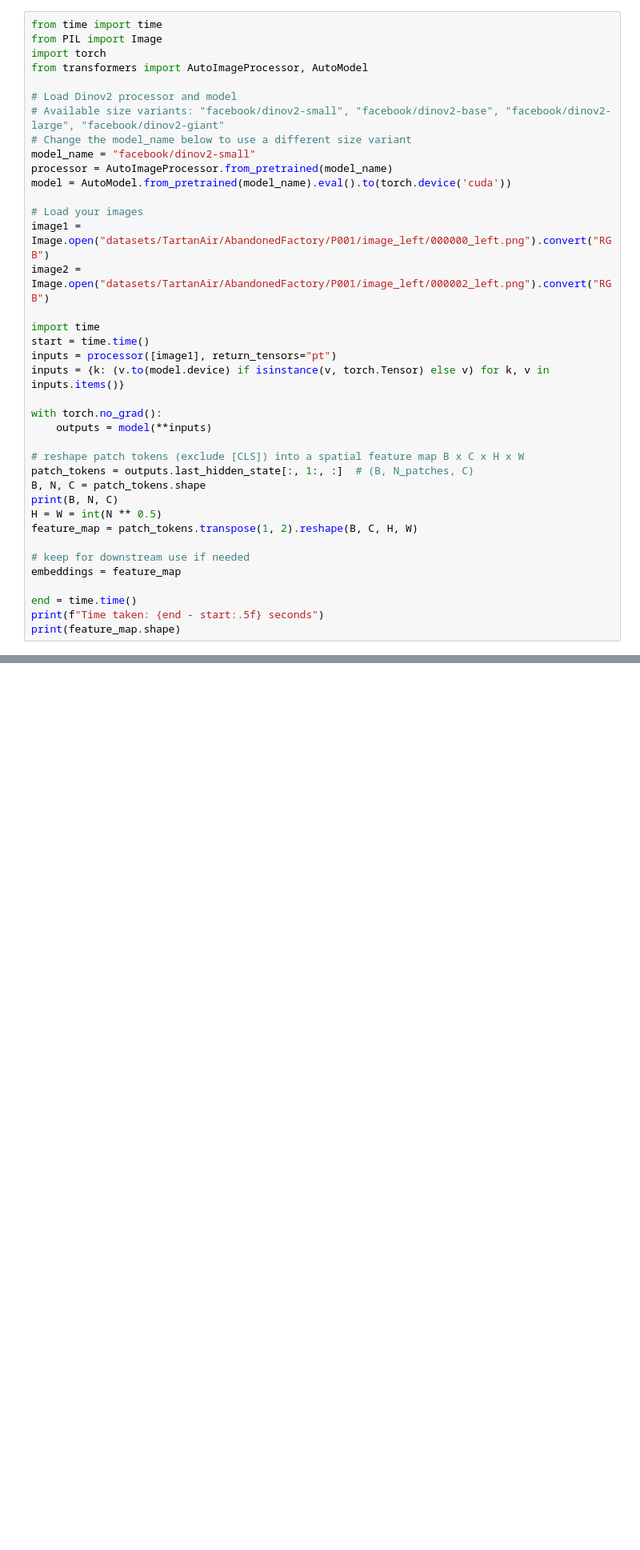
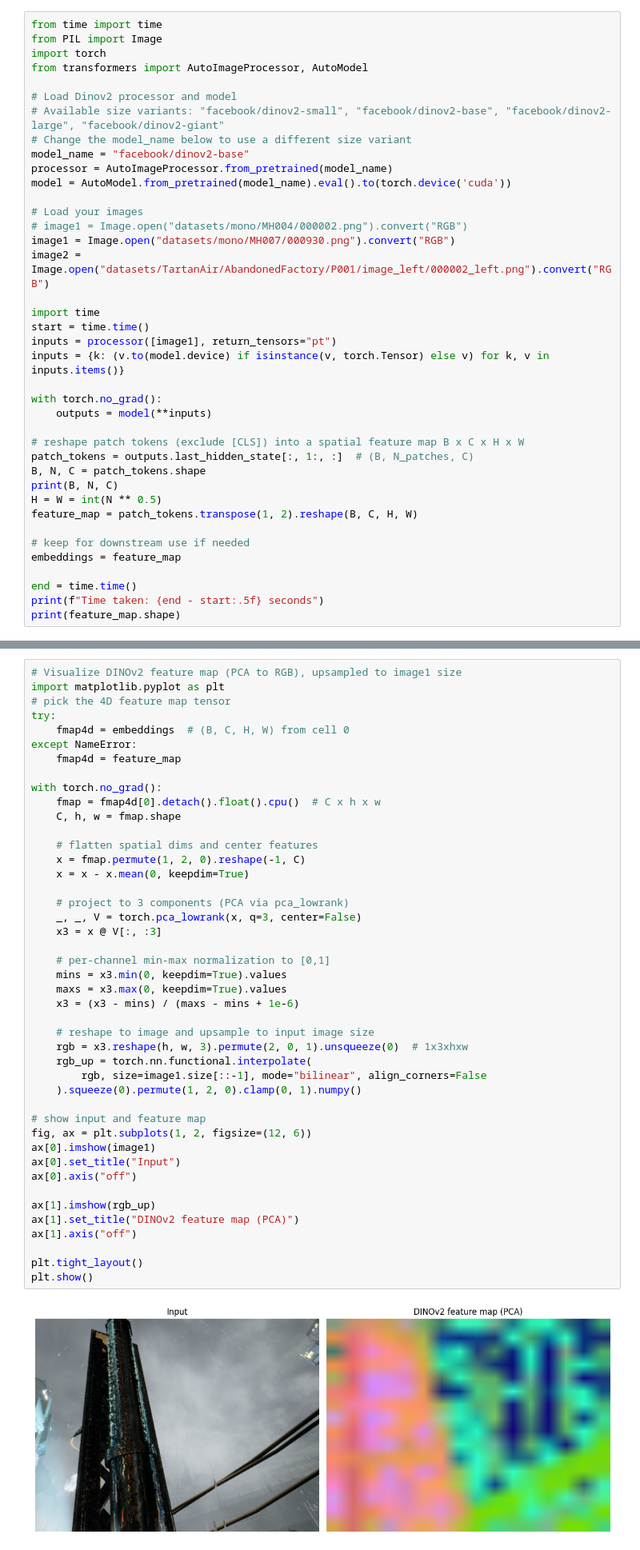
Before and after one commit to kumaran-3527/DPVO, a Jupyter notebook: dinov2-demo.ipynb, the cells around one changed output, grey strips where cells are left out. Shown at 80% size. Cells and saved outputs as stored; diff of their text form; blank space fills up the shorter version.

```diff
--- a/dinov2-demo.ipynb
+++ b/dinov2-demo.ipynb
@@ -7,12 +7,13 @@ from transformers import AutoImageProcessor, AutoModel
 # Load Dinov2 processor and model
 # Available size variants: "facebook/dinov2-small", "facebook/dinov2-base", "facebook/dinov2-large", "facebook/dinov2-giant"
 # Change the model_name below to use a different size variant
-model_name = "facebook/dinov2-small"
+model_name = "facebook/dinov2-base"
 processor = AutoImageProcessor.from_pretrained(model_name)
 model = AutoModel.from_pretrained(model_name).eval().to(torch.device('cuda'))
 
 # Load your images
-image1 = Image.open("datasets/TartanAir/AbandonedFactory/P001/image_left/000000_left.png").convert("RGB")
+# image1 = Image.open("datasets/mono/MH004/000002.png").convert("RGB")
+image1 = Image.open("datasets/mono/MH007/000930.png").convert("RGB")
 image2 = Image.open("datasets/TartanAir/AbandonedFactory/P001/image_left/000002_left.png").convert("RGB")
 
 import time
@@ -127,0 +44,46 @@ plt.show()
+# %%
+# Visualize DINOv2 feature map (PCA to RGB), upsampled to image1 size
+import matplotlib.pyplot as plt
+# pick the 4D feature map tensor
+try:
+    fmap4d = embeddings  # (B, C, H, W) from cell 0
+except NameError:
+    fmap4d = feature_map
+
+with torch.no_grad():
+    fmap = fmap4d[0].detach().float().cpu()  # C x h x w
+    C, h, w = fmap.shape
+
+    # flatten spatial dims and center features
+    x = fmap.permute(1, 2, 0).reshape(-1, C)
+    x = x - x.mean(0, keepdim=True)
+
+    # project to 3 components (PCA via pca_lowrank)
+    _, _, V = torch.pca_lowrank(x, q=3, center=False)
+    x3 = x @ V[:, :3]
+
+    # per-channel min-max normalization to [0,1]
+    mins = x3.min(0, keepdim=True).values
+    maxs = x3.max(0, keepdim=True).values
+    x3 = (x3 - mins) / (maxs - mins + 1e-6)
+
+    # reshape to image and upsample to input image size
+    rgb = x3.reshape(h, w, 3).permute(2, 0, 1).unsqueeze(0)  # 1x3xhxw
+    rgb_up = torch.nn.functional.interpolate(
+        rgb, size=image1.size[::-1], mode="bilinear", align_corners=False
+    ).squeeze(0).permute(1, 2, 0).clamp(0, 1).numpy()
+
+# show input and feature map
+fig, ax = plt.subplots(1, 2, figsize=(12, 6))
+ax[0].imshow(image1)
+ax[0].set_title("Input")
+ax[0].axis("off")
+
+ax[1].imshow(rgb_up)
+ax[1].set_title("DINOv2 feature map (PCA)")
+ax[1].axis("off")
+
+plt.tight_layout()
+plt.show()
+# %% [output]
+[figure, added]
```
Also changed, not shown: parts of 12 cells of this notebook, 1 other file.
